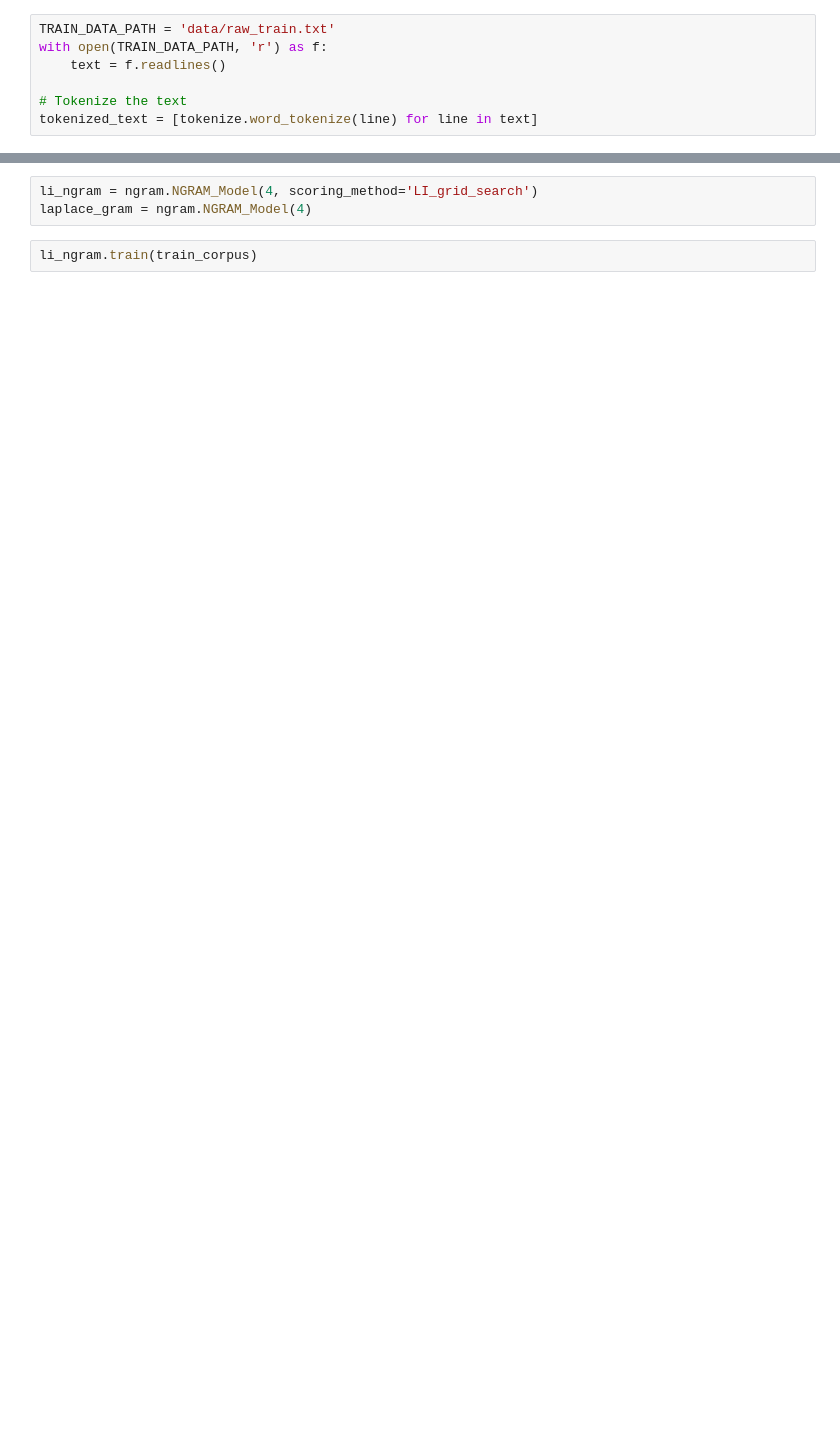
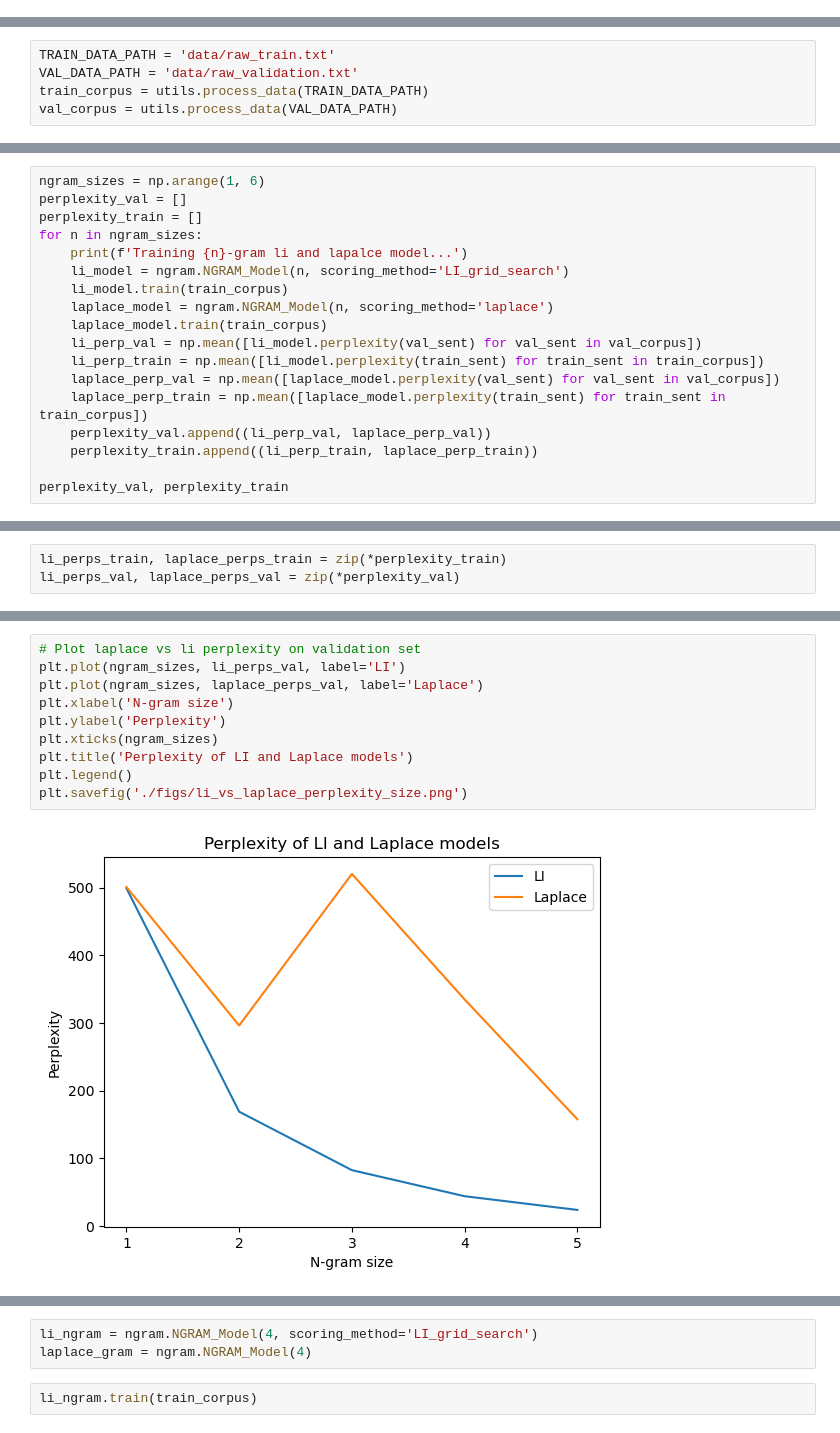
Before and after one commit to jhrudden/Shaky_N_GANs, a Jupyter notebook: train_ngram.ipynb, the cells around one changed output, grey strips where cells are left out. Drawn from its saved outputs; the diff is of its cells as text; blank space fills up the shorter version.

Commit message:
Get some nice plots for training ngrams

```diff
--- a/train_ngram.ipynb
+++ b/train_ngram.ipynb
@@ -5,7 +7,0 @@ import ngram
-# %%
-TRAIN_DATA_PATH = 'data/raw_train.txt'
-with open(TRAIN_DATA_PATH, 'r') as f:
-    text = f.readlines()
-
-# Tokenize the text
-tokenized_text = [tokenize.word_tokenize(line) for line in text]
@@ -18,0 +8,5 @@ len(train_corpus)
+# %%
+TRAIN_DATA_PATH = 'data/raw_train.txt'
+VAL_DATA_PATH = 'data/raw_validation.txt'
+train_corpus = utils.process_data(TRAIN_DATA_PATH)
+val_corpus = utils.process_data(VAL_DATA_PATH)
@@ -18,0 +19,18 @@ len(train_corpus)
+# %%
+ngram_sizes = np.arange(1, 6)
+perplexity_val = []
+perplexity_train = []
+for n in ngram_sizes:
+    print(f'Training {n}-gram li and lapalce model...')
+    li_model = ngram.NGRAM_Model(n, scoring_method='LI_grid_search')
+    li_model.train(train_corpus)
+    laplace_model = ngram.NGRAM_Model(n, scoring_method='laplace')
+    laplace_model.train(train_corpus)
+    li_perp_val = np.mean([li_model.perplexity(val_sent) for val_sent in val_corpus])
+    li_perp_train = np.mean([li_model.perplexity(train_sent) for train_sent in train_corpus])
+    laplace_perp_val = np.mean([laplace_model.perplexity(val_sent) for val_sent in val_corpus])
+    laplace_perp_train = np.mean([laplace_model.perplexity(train_sent) for train_sent in train_corpus])
+    perplexity_val.append((li_perp_val, laplace_perp_val))
+    perplexity_train.append((li_perp_train, laplace_perp_train))
+
+perplexity_val, perplexity_train
@@ -18,0 +53,3 @@ len(train_corpus)
+# %%
+li_perps_train, laplace_perps_train = zip(*perplexity_train)
+li_perps_val, laplace_perps_val = zip(*perplexity_val)
@@ -18,0 +75,12 @@ len(train_corpus)
+# %%
+# Plot laplace vs li perplexity on validation set
+plt.plot(ngram_sizes, li_perps_val, label='LI')
+plt.plot(ngram_sizes, laplace_perps_val, label='Laplace')
+plt.xlabel('N-gram size')
+plt.ylabel('Perplexity')
+plt.xticks(ngram_sizes)
+plt.title('Perplexity of LI and Laplace models')
+plt.legend()
+plt.savefig('./figs/li_vs_laplace_perplexity_size.png')
+# %% [output]
+[figure, added]
```
Also changed, not shown: parts of 14 cells of this notebook, 6 other files.
